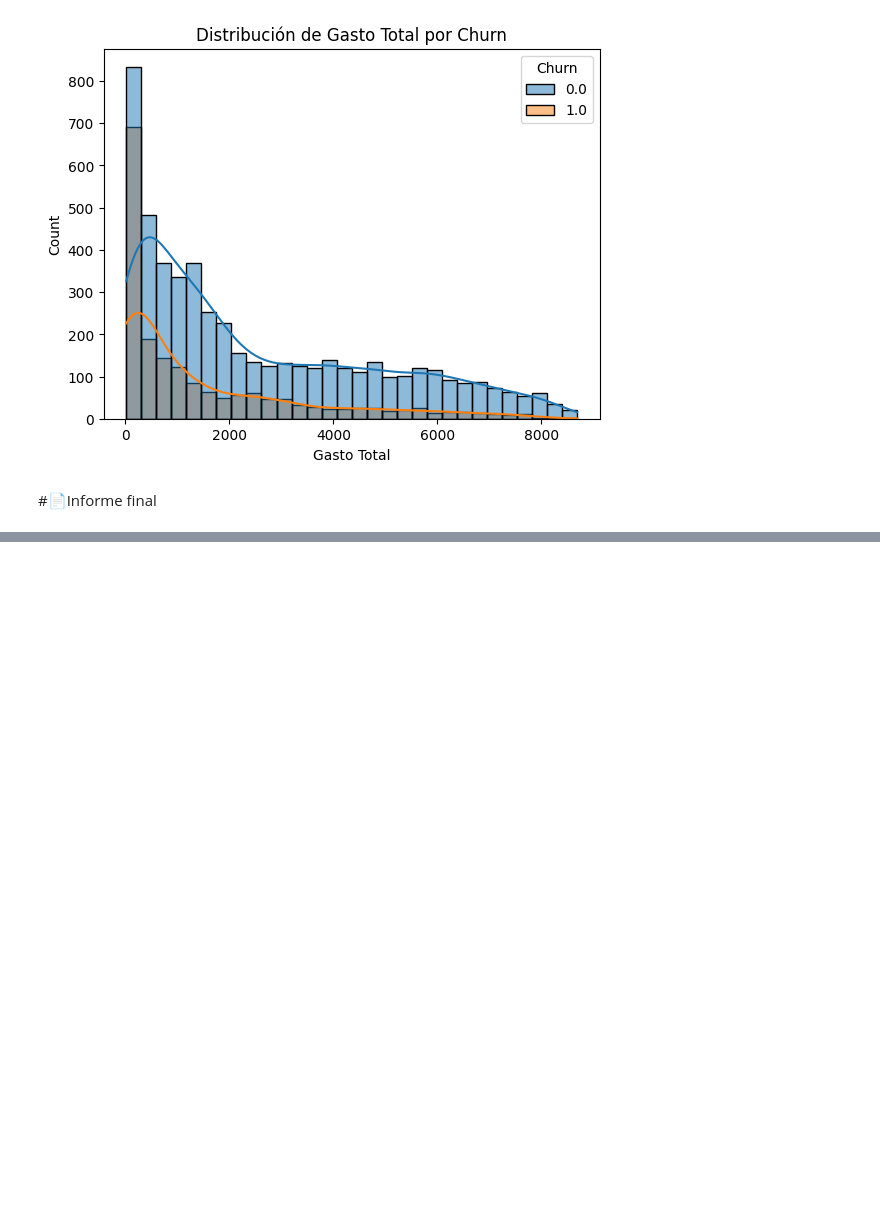
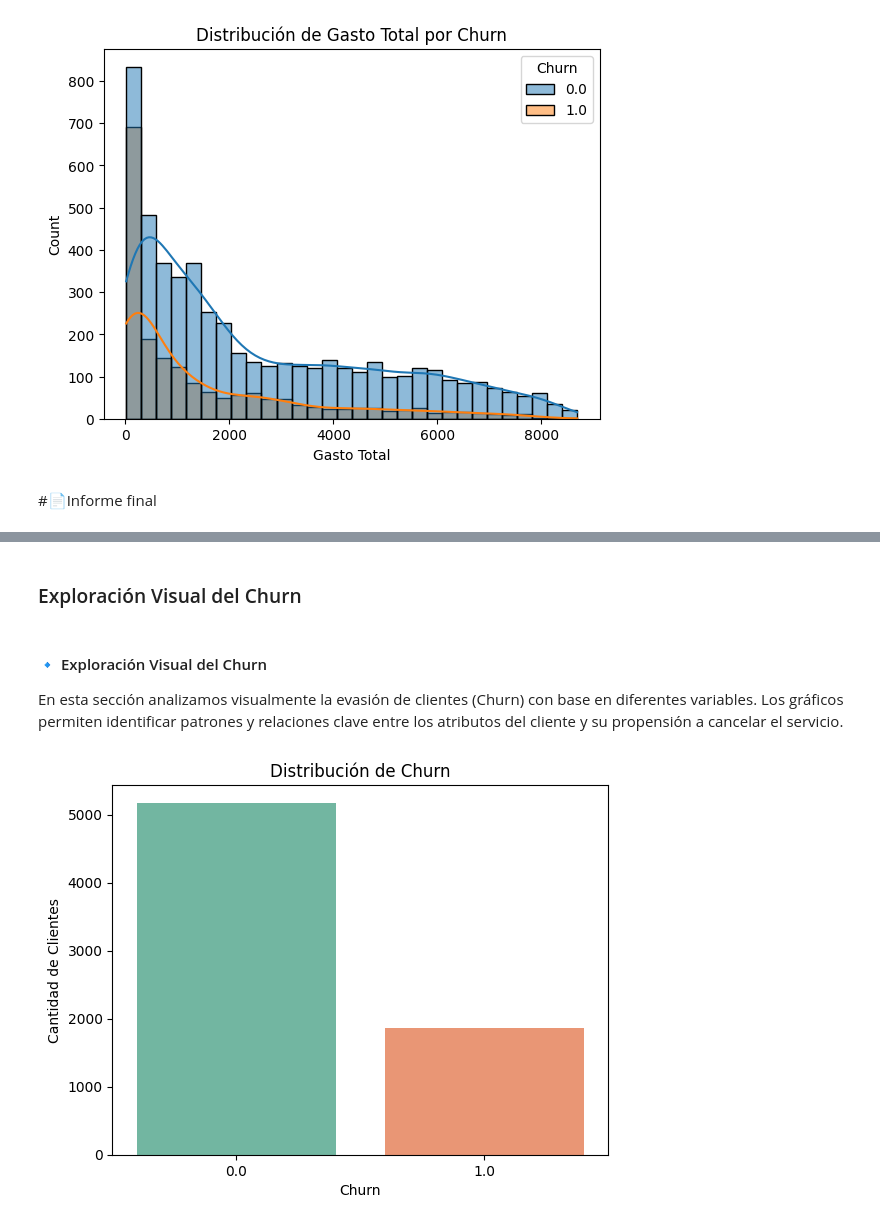
Before and after one commit to vicdas/DataScienceChallengeTelecomX, a Jupyter notebook: TelecomX_LATAM.ipynb, the cells around one changed output, grey strips where cells are left out. Drawn from its saved outputs; the diff is of its cells as text; code cells hidden in the pictures; blank space fills up the shorter version.

Commit message:
Actualización de la sección del reporte final

```diff
--- a/TelecomX_LATAM.ipynb
+++ b/TelecomX_LATAM.ipynb
@@ -531,0 +581,17 @@ plt.show()
+# %% [markdown]
+### Exploración Visual del Churn
+# %% [markdown]
+#### 🔹 Exploración Visual del Churn
+
+En esta sección analizamos visualmente la evasión de clientes (Churn) con base en diferentes variables. Los gráficos permiten identificar patrones y relaciones clave entre los atributos del cliente y su propensión a cancelar el servicio.
+# %%
+import seaborn as sns
+import matplotlib.pyplot as plt
+
+sns.countplot(data=datos_telecomx, x='Churn', palette='Set2', hue='Churn', legend=False)
+plt.title('Distribución de Churn')
+plt.xlabel('Churn')
+plt.ylabel('Cantidad de Clientes')
+plt.show()
+# %% [output]
+[figure, added]
```
Also changed, not shown: parts of 19 cells of this notebook.
